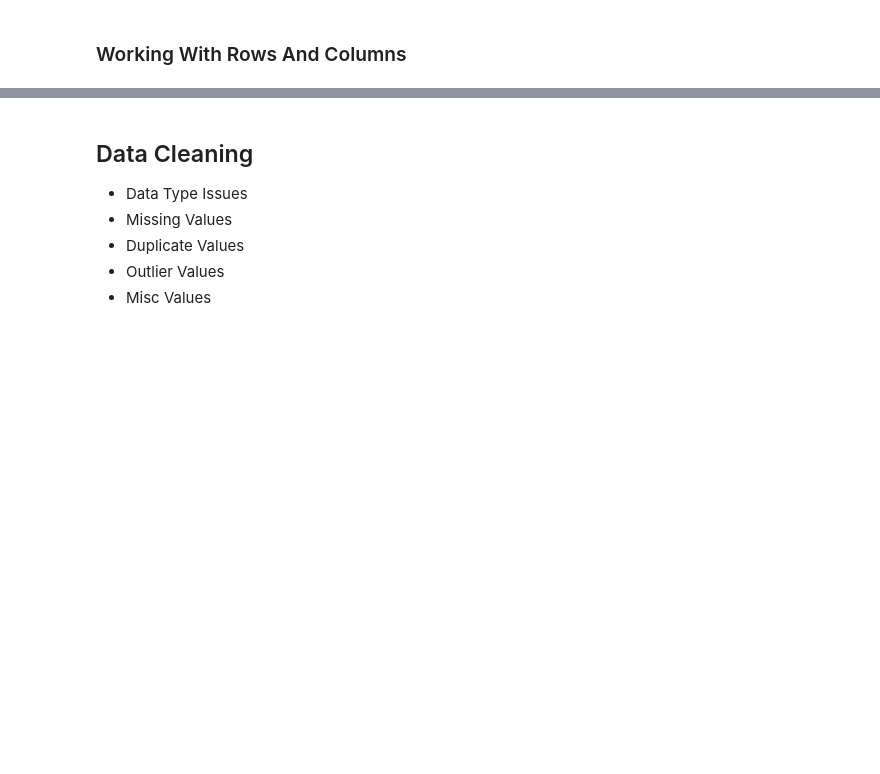
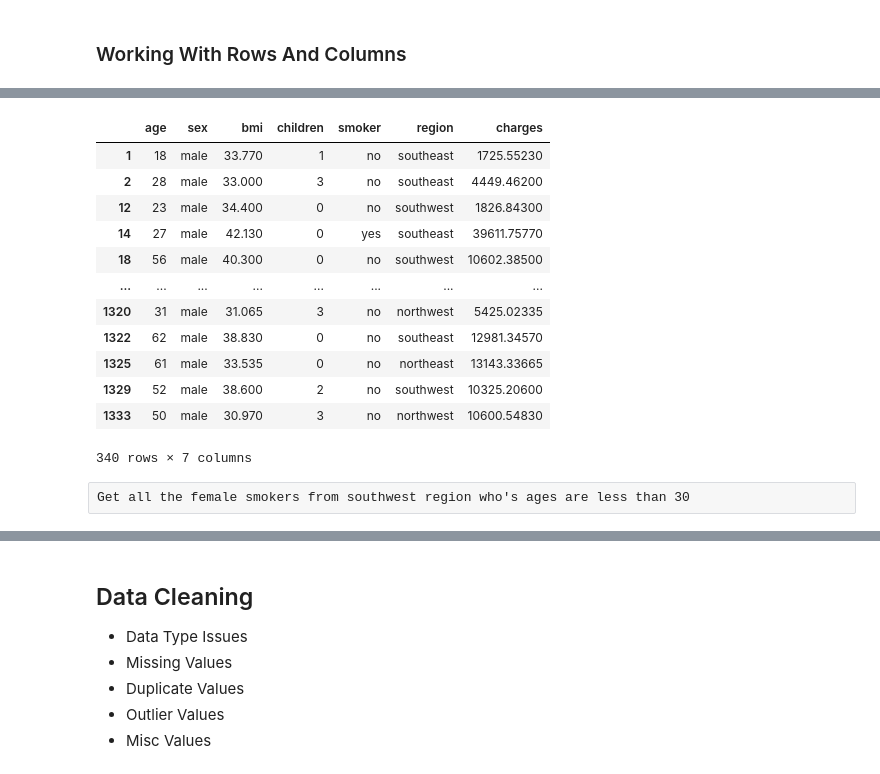
Before and after one commit to Khuzaima811/Pandas-Practice-repo, a Jupyter notebook: Class3PRC(Data_Cleaning).ipynb, the cells around one changed output, grey strips where cells are left out. Drawn from its saved outputs; the diff is of its cells as text; code cells hidden in the pictures; blank space fills up the shorter version.

```diff
--- a/Class3PRC(Data_Cleaning).ipynb
+++ b/Class3PRC(Data_Cleaning).ipynb
@@ -27,0 +148,18 @@ emp
+# %%
+data[(data.sex=="male") & (data.bmi > data.bmi.mean())]
+# %% [output]
+|  | age | sex | bmi | children | smoker | region | charges |
+| 1 | 18 | male | 33.770 | 1 | no | southeast | 1725.55230 |
+| 2 | 28 | male | 33.000 | 3 | no | southeast | 4449.46200 |
+| 12 | 23 | male | 34.400 | 0 | no | southwest | 1826.84300 |
+| 14 | 27 | male | 42.130 | 0 | yes | southeast | 39611.75770 |
+| 18 | 56 | male | 40.300 | 0 | no | southwest | 10602.38500 |
+| ... | ... | ... | ... | ... | ... | ... | ... |
+| 1320 | 31 | male | 31.065 | 3 | no | northwest | 5425.02335 |
+| 1322 | 62 | male | 38.830 | 0 | no | southeast | 12981.34570 |
+| 1325 | 61 | male | 33.535 | 0 | no | northeast | 13143.33665 |
+| 1329 | 52 | male | 38.600 | 2 | no | southwest | 10325.20600 |
+| 1333 | 50 | male | 30.970 | 3 | no | northwest | 10600.54830 |
+340 rows × 7 columns
+# %% [raw]
+Get all the female smokers from southwest region who's ages are less than 30
```
Also changed, not shown: parts of 23 cells of this notebook, 2 other files.
